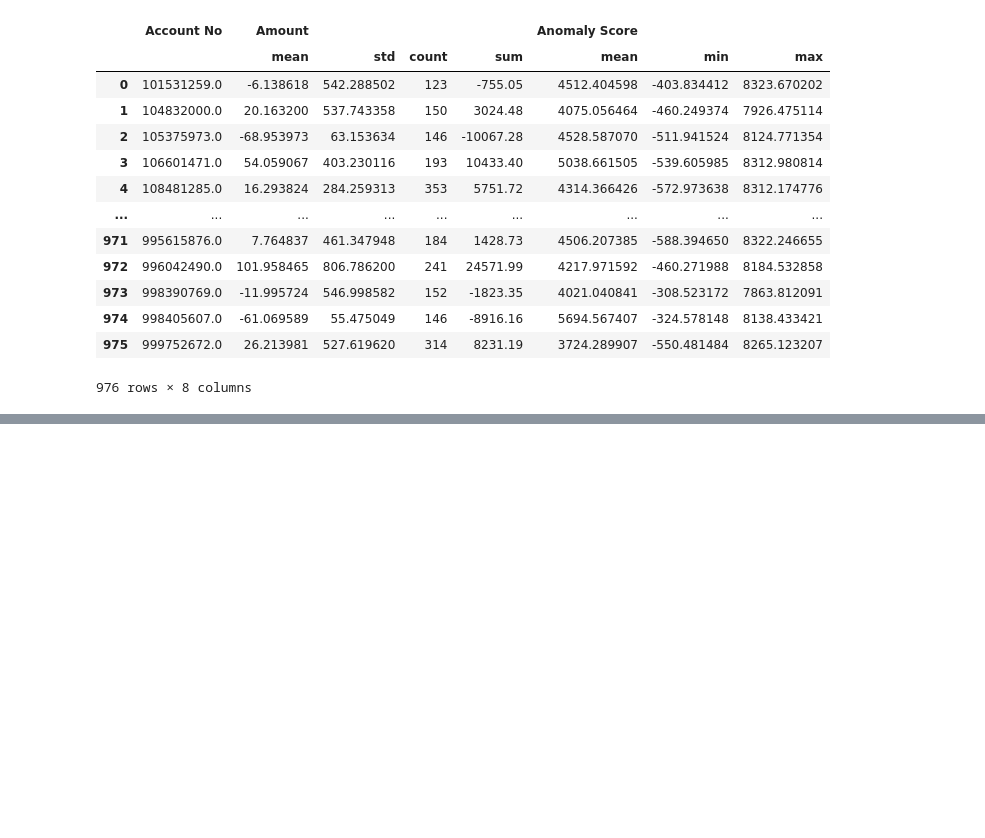
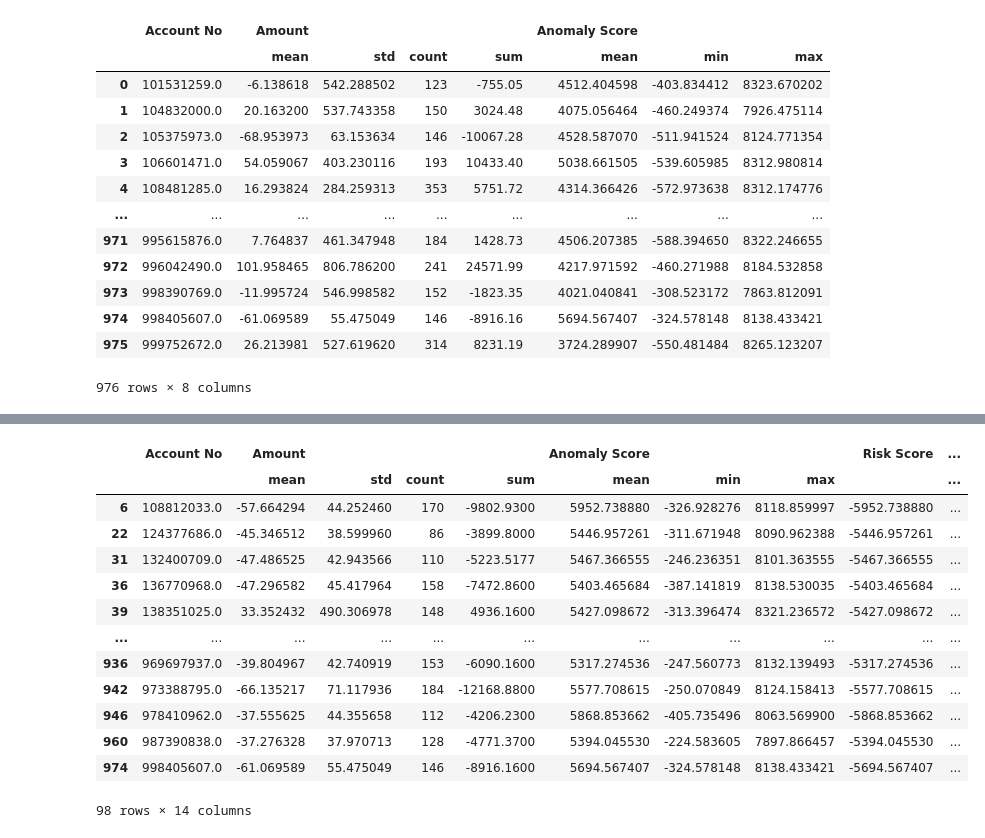
Before and after one commit to UoB-DSMP-2023-24/dsmp-2024-group-38, a Jupyter notebook: fruad_detection.ipynb, the cells around one changed output, grey strips where cells are left out. Saved outputs shown, nothing was run; the diff lists cells and outputs as text; code cells hidden in the pictures; blank space fills up the shorter version.

```diff
--- a/fruad_detection.ipynb
+++ b/fruad_detection.ipynb
@@ -367,0 +389,18 @@ high_risk_accounts.shape
+# %%
+low_risk_accounts = transaction_stats[transaction_stats['Is_Low_Risk']]
+low_risk_accounts
+# %% [output]
+|  | Account No | Amount |  |  |  | Anomaly Score |  |  | Risk Score | ... |
+|  |  | mean | std | count | sum | mean | min | max |  | ... |
+| 6 | 108812033.0 | -57.664294 | 44.252460 | 170 | -9802.9300 | 5952.738880 | -326.928276 | 8118.859997 | -5952.738880 | ... |
+| 22 | 124377686.0 | -45.346512 | 38.599960 | 86 | -3899.8000 | 5446.957261 | -311.671948 | 8090.962388 | -5446.957261 | ... |
+| 31 | 132400709.0 | -47.486525 | 42.943566 | 110 | -5223.5177 | 5467.366555 | -246.236351 | 8101.363555 | -5467.366555 | ... |
+| 36 | 136770968.0 | -47.296582 | 45.417964 | 158 | -7472.8600 | 5403.465684 | -387.141819 | 8138.530035 | -5403.465684 | ... |
+| 39 | 138351025.0 | 33.352432 | 490.306978 | 148 | 4936.1600 | 5427.098672 | -313.396474 | 8321.236572 | -5427.098672 | ... |
+| ... | ... | ... | ... | ... | ... | ... | ... | ... | ... | ... |
+| 936 | 969697937.0 | -39.804967 | 42.740919 | 153 | -6090.1600 | 5317.274536 | -247.560773 | 8132.139493 | -5317.274536 | ... |
+| 942 | 973388795.0 | -66.135217 | 71.117936 | 184 | -12168.8800 | 5577.708615 | -250.070849 | 8124.158413 | -5577.708615 | ... |
+| 946 | 978410962.0 | -37.555625 | 44.355658 | 112 | -4206.2300 | 5868.853662 | -405.735496 | 8063.569900 | -5868.853662 | ... |
+| 960 | 987390838.0 | -37.276328 | 37.970713 | 128 | -4771.3700 | 5394.045530 | -224.583605 | 7897.866457 | -5394.045530 | ... |
+| 974 | 998405607.0 | -61.069589 | 55.475049 | 146 | -8916.1600 | 5694.567407 | -324.578148 | 8138.433421 | -5694.567407 | ... |
+98 rows × 14 columns
```
Also changed, not shown: parts of 5 cells of this notebook.
